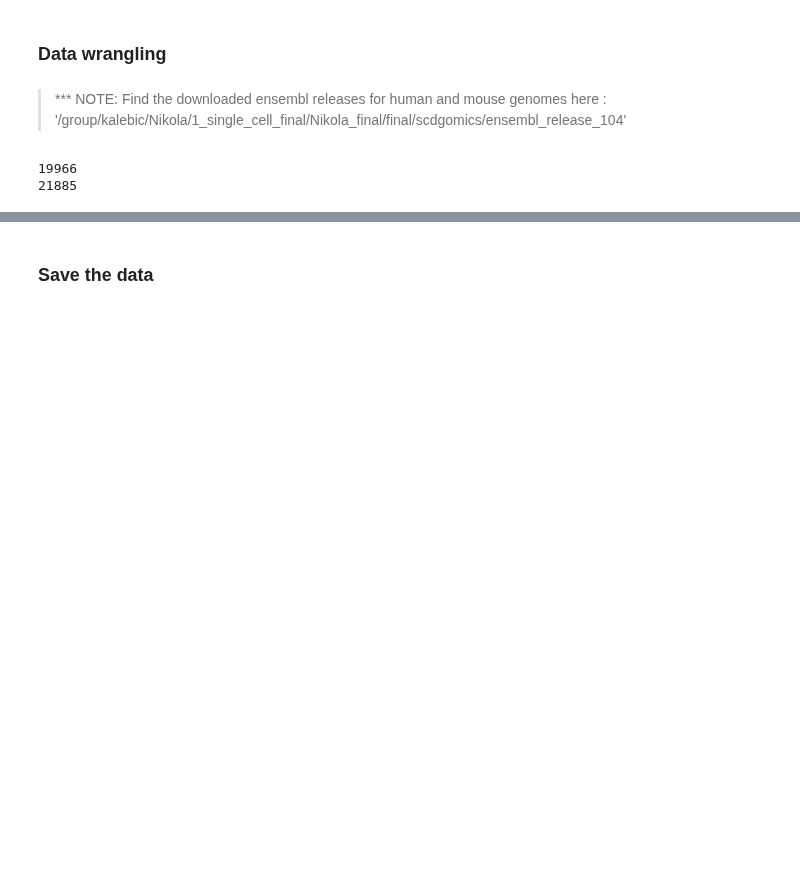
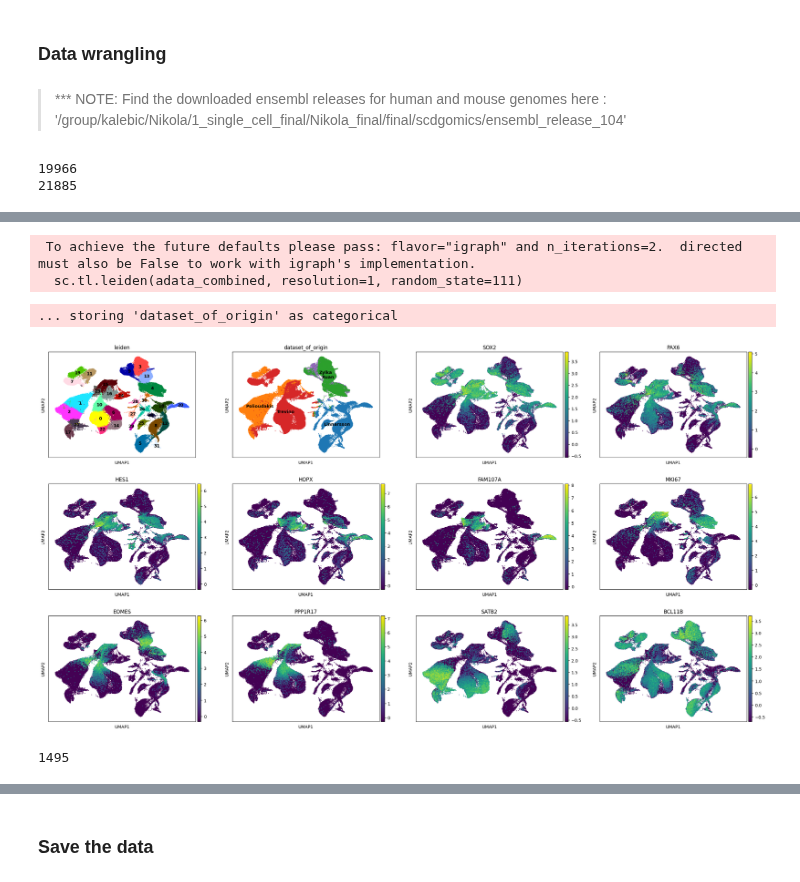
Before and after one commit to KalebicLab/ScDGomics, a Jupyter notebook: notebooks/scdgomics_normalization.ipynb, the cells around one changed output, grey strips where cells are left out. Drawn from its saved outputs; the diff is of its cells as text; code cells hidden in the pictures; blank space fills up the shorter version.

```diff
--- a/notebooks/scdgomics_normalization.ipynb
+++ b/notebooks/scdgomics_normalization.ipynb
@@ -94,0 +142,32 @@ adata_human_neocortex.obs['dataset_of_origin'] = 'Linnarsson'
+# %%
+# Remove the genes that were not successfully mapped
+# Replace the 'N/A' character with numpy NaN
+ortho_map_linnarsson['name'] = ortho_map_linnarsson['name'].replace('N/A', np.nan)
+ortho_map_zylka['name'] = ortho_map_zylka['name'].replace('N/A', np.nan)
+ortho_map_ruan['name'] = ortho_map_ruan['name'].replace('N/A', np.nan)
+# Drop NaNs
+ortho_map_linnarsson_clean  = ortho_map_linnarsson.dropna(subset=['name'])
+ortho_map_zylka_clean  = ortho_map_zylka.dropna(subset=['name'])
+ortho_map_ruan_clean  = ortho_map_ruan.dropna(subset=['name'])
+# %%
+# Map the converted genes to the adata.var_name category
+## Linnarsson
+mapped_genes_linnarsson = dict(zip(ortho_map_linnarsson_clean['incoming'], ortho_map_linnarsson_clean['name']))
+adata_mm_dge.var_names = [mapped_genes_linnarsson.get(gene, gene) for gene in adata_mm_dge.var_names]
+## Zylka
+mapped_genes_zylka = dict(zip(ortho_map_zylka_clean['incoming'], ortho_map_zylka_clean['name']))
+adata_mm_ncx_zylka.var_names = [mapped_genes_zylka.get(gene, gene) for gene in adata_mm_ncx_zylka.var_names]
+## Ruan
+mapped_genes_ruan = dict(zip(ortho_map_ruan_clean['incoming'], ortho_map_ruan_clean['name']))
+adata_mm_ncx_ruan.var_names = [mapped_genes_ruan.get(gene, gene) for gene in adata_mm_ncx_ruan.var_names]
+# %%
+# Keep only the human gene names
+## Linnarsson
+adata_mm_dge = adata_mm_dge[:, adata_mm_dge.var_names.isin(mapped_genes_linnarsson.values())]
+print(len(adata_mm_dge.var_names))
+## Zylka
+adata_mm_ncx_zylka = adata_mm_ncx_zylka[:, adata_mm_ncx_zylka.var_names.isin(mapped_genes_zylka.values())]
+print(len(adata_mm_ncx_zylka.var_names))
+## Ruan
+adata_mm_ncx_ruan = adata_mm_ncx_ruan[:, adata_mm_ncx_ruan.var_names.isin(mapped_genes_ruan.values())]
+print(len(adata_mm_ncx_ruan.var_names))
@@ -95,4 +186,4 @@ adata_human_neocortex.obs['dataset_of_origin'] = 'Linnarsson'
 # %%
 # Concatenate the raw datasets
-adata_combined = ad.concat([adata_human_neocortex, adata_mouse_dg], join = 'outer')
-adata_combined.var_names_make_unique()
+adata_combined = ad.concat([adata_hs_ncx, adata_mm_dge, adata_mm_ncx_zylka, adata_mm_ncx_ruan], join = 'inner')
+adata_combined
@@ -124,0 +226,15 @@ adata_combined.layers['log_normalized_scaled_counts'] = adata_combined.X.copy()
+# %%
+# Compute UMAPs and leiden clustering
+sc.tl.umap(adata_combined, random_state=111)
+sc.tl.leiden(adata_combined, resolution=1, random_state=111)
+# %% [output]
+ To achieve the future defaults please pass: flavor="igraph" and n_iterations=2.  directed must also be False to work with igraph's implementation.
+  sc.tl.leiden(adata_combined, resolution=1, random_state=111)
+# %%
+# Plot the UMAPs
+sc.pl.umap(adata_combined, color=['leiden', "dataset_of_origin", 'SOX2', 'PAX6', 'HES1', 'HOPX', 'FAM107A', 'MKI67', 'EOMES', 'PPP1R17', 'SATB2', 'BCL11B'],legend_loc="on data", show=False, size = 10)
+plt.savefig('/group/kalebic/Nikola/1_single_cell_final/Nikola_final/final/scdgomics/plots/processing/Adata_concatenated_marker_genes.png', dpi = 300, bbox_inches = 'tight')
+plt.show()
+# %% [output]
+... storing 'dataset_of_origin' as categorical
+[figure, added]
@@ -124,0 +283,11 @@ adata_combined.layers['log_normalized_scaled_counts'] = adata_combined.X.copy()
+# %%
+# Find double/triple positive cells
+## HOPX+ TNC+
+tnc_positive_index_series = pd.Index(tnc_positive_index)
+hopx_positive_index_series = pd.Index(hopx_positive_index)
+
+hopx_tnc_positive_indices = tnc_positive_index_series.intersection(hopx_positive_index_series)
+
+print(len(hopx_tnc_positive_indices))
+# %% [output]
+1495
```
Also changed, not shown: parts of 30 cells of this notebook.
